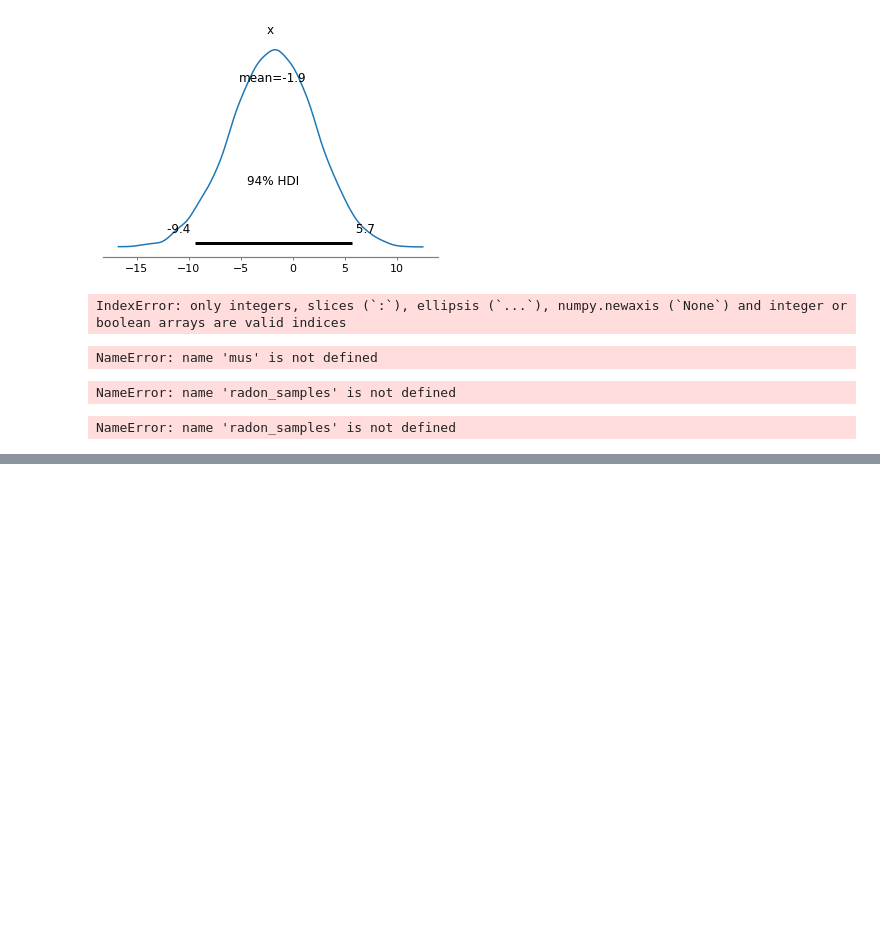
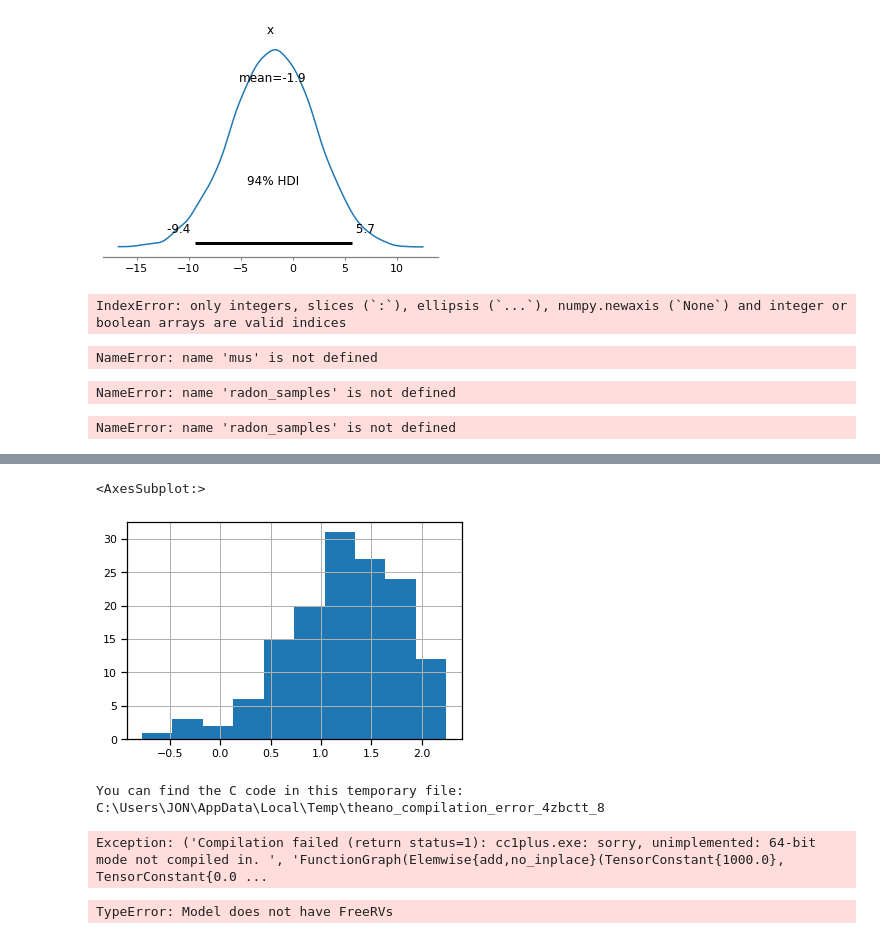
Before and after one commit to jdoolittle126/se419-master, a Jupyter notebook: exercise-04.2/Exercise 4.2.ipynb, the cells around one changed output, grey strips where cells are left out. Saved outputs shown, nothing was run; the diff lists cells and outputs as text; code cells hidden in the pictures; blank space fills up the shorter version.

```diff
--- a/exercise-04.2/Exercise 4.2.ipynb
+++ b/exercise-04.2/Exercise 4.2.ipynb
@@ -125,0 +262,24 @@ with Model() as prior_sensitivity:
+# %%
+july_rain.apply(np.log).hist()
+# %% [output]
+<AxesSubplot:>
+[figure, added]
+# %%
+from pymc3 import Gamma
+with Model() as rainfall_model:
+    σ = Uniform('σ', 0, 1000)
+    mu_jan = Uniform('mu_jan', 0, 25)
+    mu_jul = Uniform('mu_jul', 0, 25)
+
+    jan = Gamma('jan', mu=mu_jan, sd=σ, observed=jan_rain)
+    jul = Gamma('jul', mu=mu_jul, sd=σ, observed=july_rain)
+
+    d = Deterministic('d', mu_jan - mu_jul)
+# %% [output]
+You can find the C code in this temporary file: C:\Users\JON\AppData\Local\Temp\theano_compilation_error_4zbctt_8
+Exception: ('Compilation failed (return status=1): cc1plus.exe: sorry, unimplemented: 64-bit mode not compiled in. ', 'FunctionGraph(Elemwise{add,no_inplace}(TensorConstant{1000.0}, TensorConstant{0.0 ...
+# %%
+with rainfall_model:
+    samples = fit(20000).sample(1000)
+# %% [output]
+TypeError: Model does not have FreeRVs
```
Also changed, not shown: parts of 33 cells of this notebook, 2 other files.
